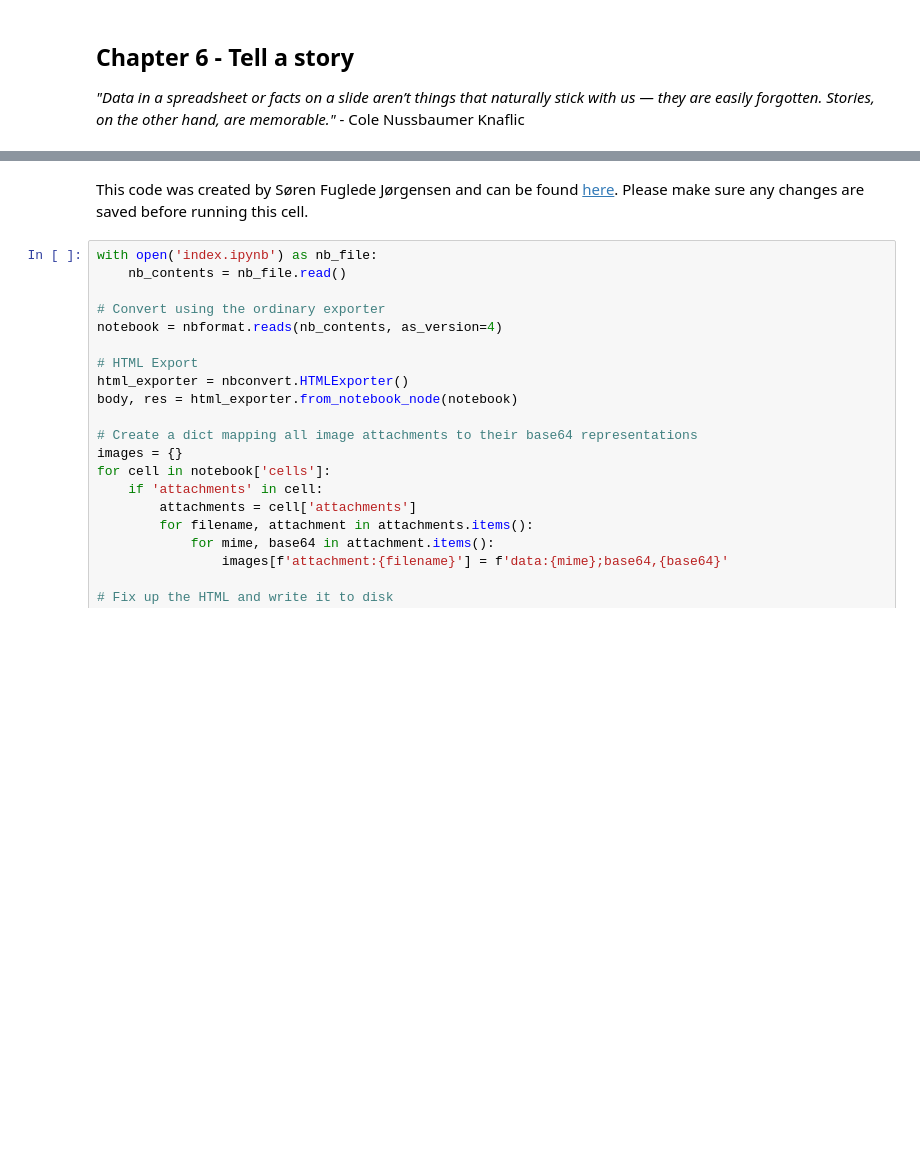
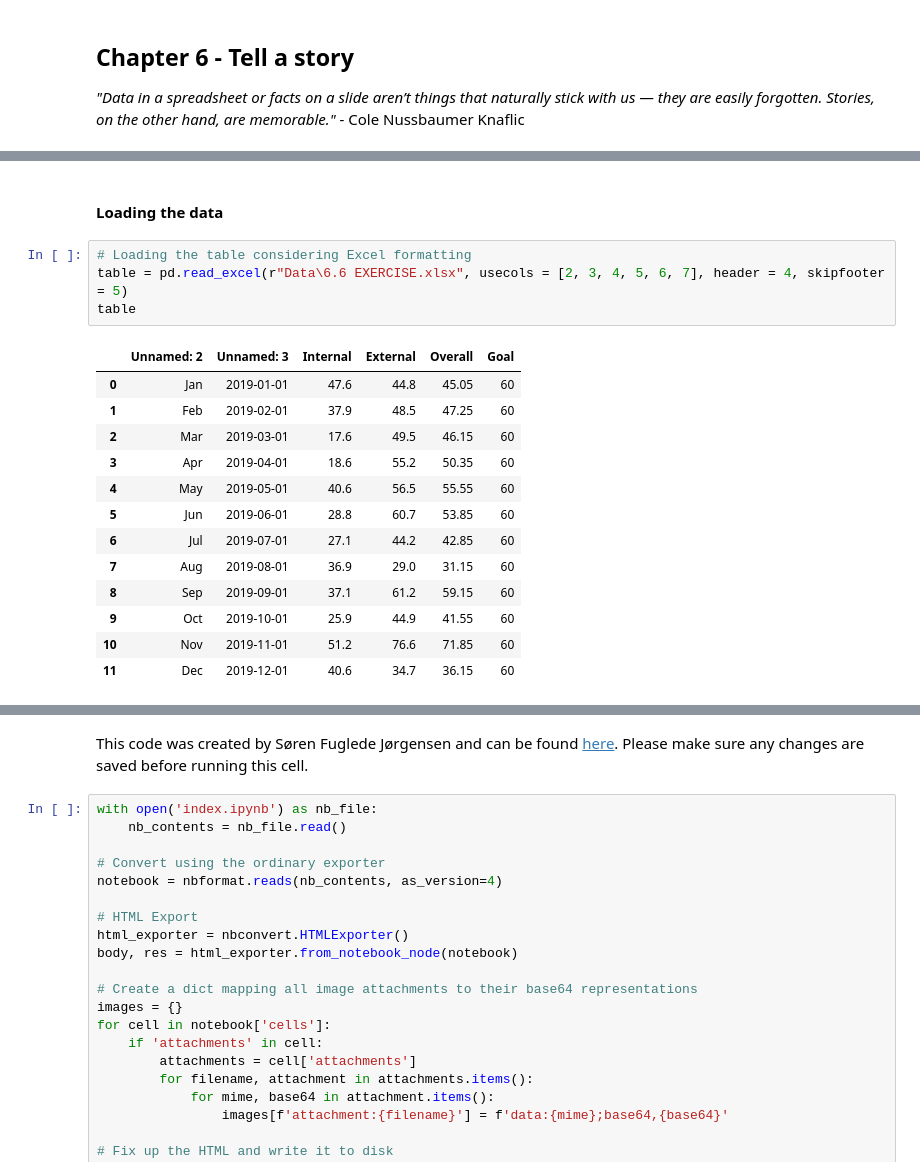
Before and after one commit to maisafraiz/storytelling_with_altair, a Jupyter notebook: index.ipynb, the cells around one changed output, grey strips where cells are left out. Cells and saved outputs as stored; diff of their text form; blank space fills up the shorter version.

```diff
--- a/index.ipynb
+++ b/index.ipynb
@@ -4243,0 +6681,20 @@ us — they are easily forgotten. Stories, on the other hand, are memorable."* -
+# %% [markdown]
+#### Loading the data
+# %%
+# Loading the table considering Excel formatting
+table = pd.read_excel(r"Data\6.6 EXERCISE.xlsx", usecols = [2, 3, 4, 5, 6, 7], header = 4, skipfooter = 5)
+table
+# %% [output]
+|  | Unnamed: 2 | Unnamed: 3 | Internal | External | Overall | Goal |
+| 0 | Jan | 2019-01-01 | 47.6 | 44.8 | 45.05 | 60 |
+| 1 | Feb | 2019-02-01 | 37.9 | 48.5 | 47.25 | 60 |
+| 2 | Mar | 2019-03-01 | 17.6 | 49.5 | 46.15 | 60 |
+| 3 | Apr | 2019-04-01 | 18.6 | 55.2 | 50.35 | 60 |
+| 4 | May | 2019-05-01 | 40.6 | 56.5 | 55.55 | 60 |
+| 5 | Jun | 2019-06-01 | 28.8 | 60.7 | 53.85 | 60 |
+| 6 | Jul | 2019-07-01 | 27.1 | 44.2 | 42.85 | 60 |
+| 7 | Aug | 2019-08-01 | 36.9 | 29.0 | 31.15 | 60 |
+| 8 | Sep | 2019-09-01 | 37.1 | 61.2 | 59.15 | 60 |
+| 9 | Oct | 2019-10-01 | 25.9 | 44.9 | 41.55 | 60 |
+| 10 | Nov | 2019-11-01 | 51.2 | 76.6 | 71.85 | 60 |
+| 11 | Dec | 2019-12-01 | 40.6 | 34.7 | 36.15 | 60 |
```
Also changed, not shown: parts of 176 cells of this notebook, 20 other files.
